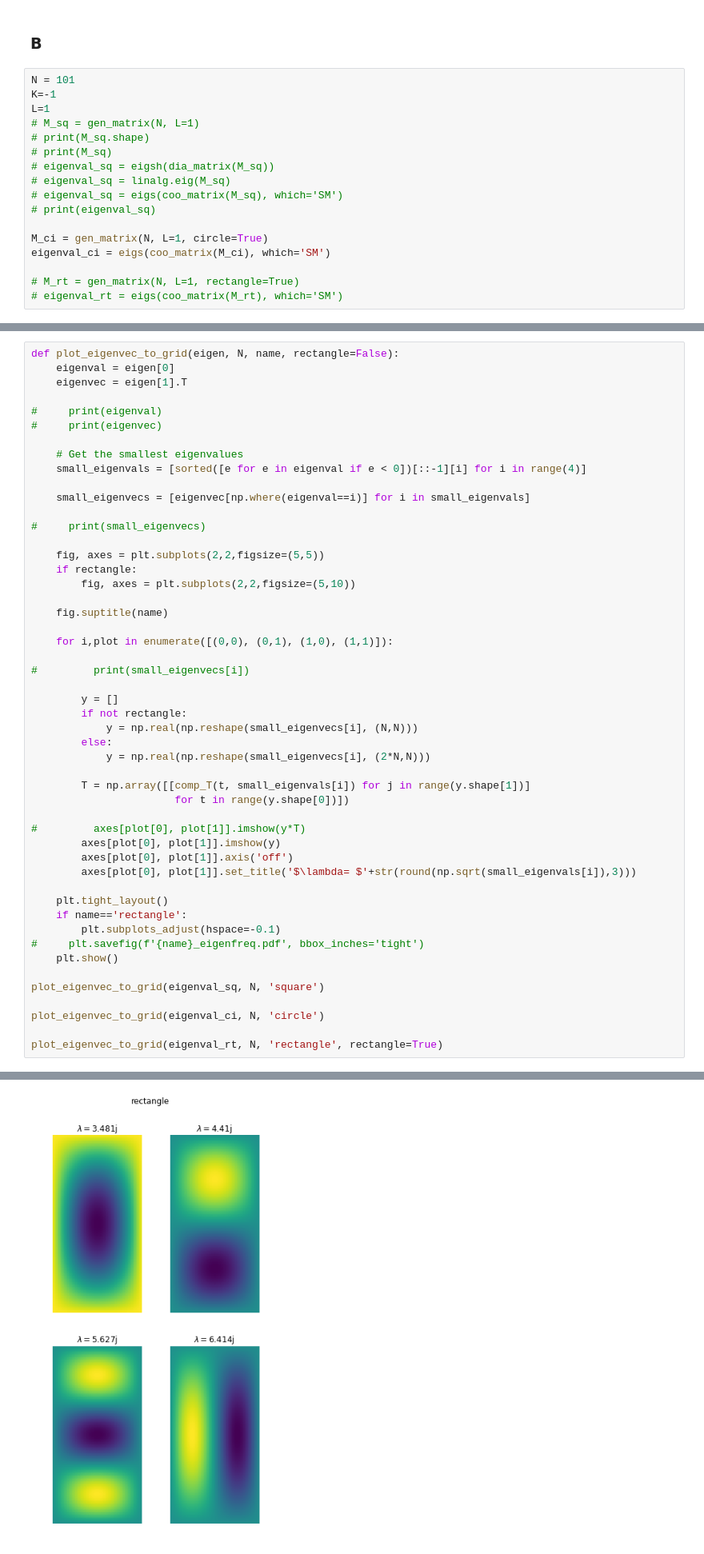
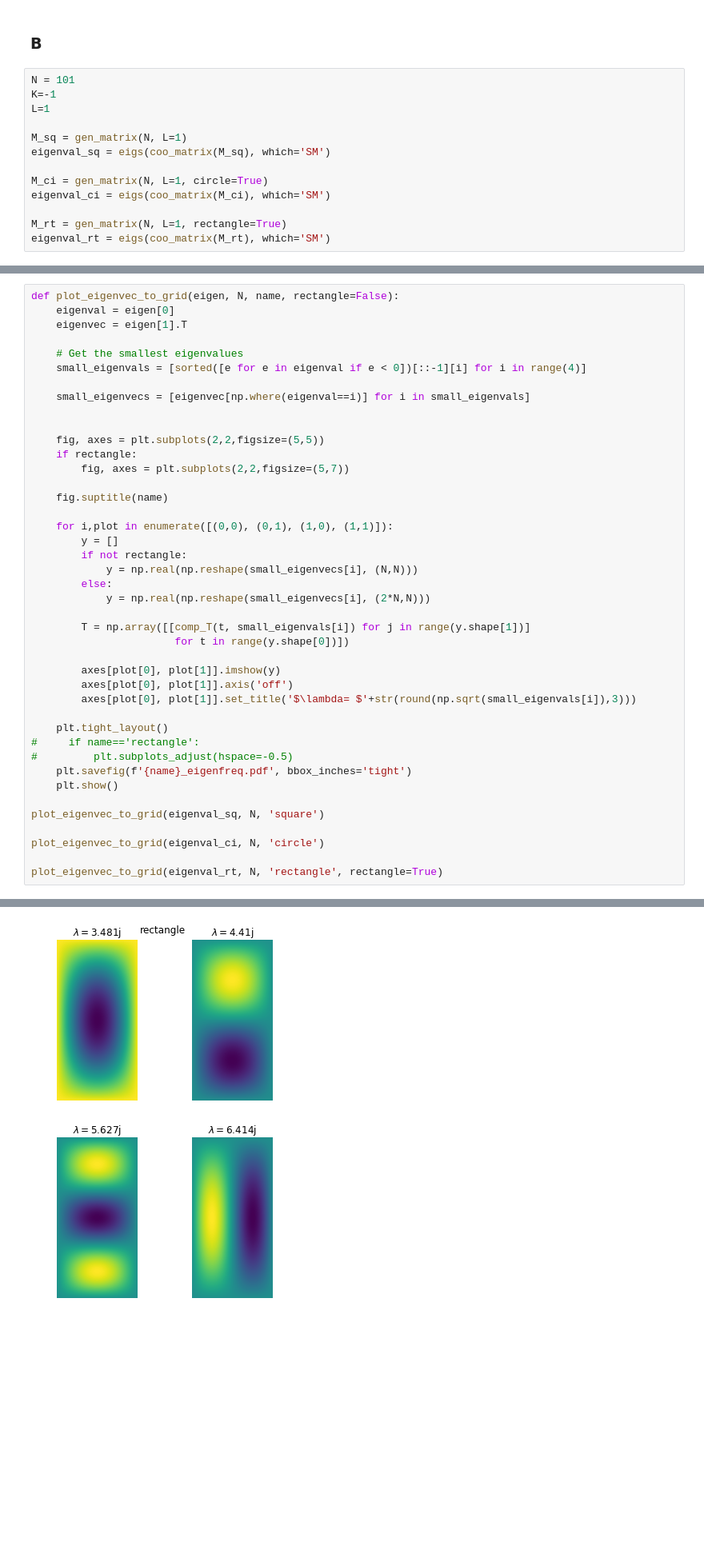
Before and after one commit to GVaessen/Scientific-Computing, a Jupyter notebook: set_3/3.1.ipynb, the cells around one changed output, grey strips where cells are left out. Shown at 80% size. Cells and saved outputs as stored; diff of their text form; blank space fills up the shorter version.

```diff
--- a/set_3/3.1.ipynb
+++ b/set_3/3.1.ipynb
@@ -129,16 +140,12 @@ plt.show()
 N = 101
 K=-1
 L=1
-# M_sq = gen_matrix(N, L=1)
-# print(M_sq.shape)
-# print(M_sq)
-# eigenval_sq = eigsh(dia_matrix(M_sq))
-# eigenval_sq = linalg.eig(M_sq)
-# eigenval_sq = eigs(coo_matrix(M_sq), which='SM')
-# print(eigenval_sq)
+
+M_sq = gen_matrix(N, L=1)
+eigenval_sq = eigs(coo_matrix(M_sq), which='SM')
 
 M_ci = gen_matrix(N, L=1, circle=True)
 eigenval_ci = eigs(coo_matrix(M_ci), which='SM')
 
-# M_rt = gen_matrix(N, L=1, rectangle=True)
-# eigenval_rt = eigs(coo_matrix(M_rt), which='SM')
+M_rt = gen_matrix(N, L=1, rectangle=True)
+eigenval_rt = eigs(coo_matrix(M_rt), which='SM')
@@ -148,27 +153,20 @@ eigenval_ci = eigs(coo_matrix(M_ci), which='SM')
 def plot_eigenvec_to_grid(eigen, N, name, rectangle=False):
     eigenval = eigen[0]
     eigenvec = eigen[1].T
-
-#     print(eigenval)
-#     print(eigenvec)
 
     # Get the smallest eigenvalues
     small_eigenvals = [sorted([e for e in eigenval if e < 0])[::-1][i] for i in range(4)]
 
     small_eigenvecs = [eigenvec[np.where(eigenval==i)] for i in small_eigenvals]
 
-#     print(small_eigenvecs)
 
     fig, axes = plt.subplots(2,2,figsize=(5,5))
     if rectangle:
-        fig, axes = plt.subplots(2,2,figsize=(5,10))
+        fig, axes = plt.subplots(2,2,figsize=(5,7))
 
     fig.suptitle(name)
 
     for i,plot in enumerate([(0,0), (0,1), (1,0), (1,1)]):
-
-#         print(small_eigenvecs[i])
-
         y = []
         if not rectangle:
             y = np.real(np.reshape(small_eigenvecs[i], (N,N)))
@@ -178,15 +176,14 @@ def plot_eigenvec_to_grid(eigen, N, name, rectangle=False):
         T = np.array([[comp_T(t, small_eigenvals[i]) for j in range(y.shape[1])]
                        for t in range(y.shape[0])])
 
-#         axes[plot[0], plot[1]].imshow(y*T)
         axes[plot[0], plot[1]].imshow(y)
         axes[plot[0], plot[1]].axis('off')
         axes[plot[0], plot[1]].set_title('$\lambda= $'+str(round(np.sqrt(small_eigenvals[i]),3)))
 
     plt.tight_layout()
-    if name=='rectangle':
-        plt.subplots_adjust(hspace=-0.1)
-#     plt.savefig(f'{name}_eigenfreq.pdf', bbox_inches='tight')
+#     if name=='rectangle':
+#         plt.subplots_adjust(hspace=-0.5)
+    plt.savefig(f'{name}_eigenfreq.pdf', bbox_inches='tight')
     plt.show()
 
 plot_eigenvec_to_grid(eigenval_sq, N, 'square')
@@ -200,3 +197,3 @@ plot_eigenvec_to_grid(eigenval_rt, N, 'rectangle', rectangle=True)
 [figure]
-[figure, old version]
+[figure, new version]
 # %%
```
Also changed, not shown: parts of 13 cells of this notebook, 1 other file.
